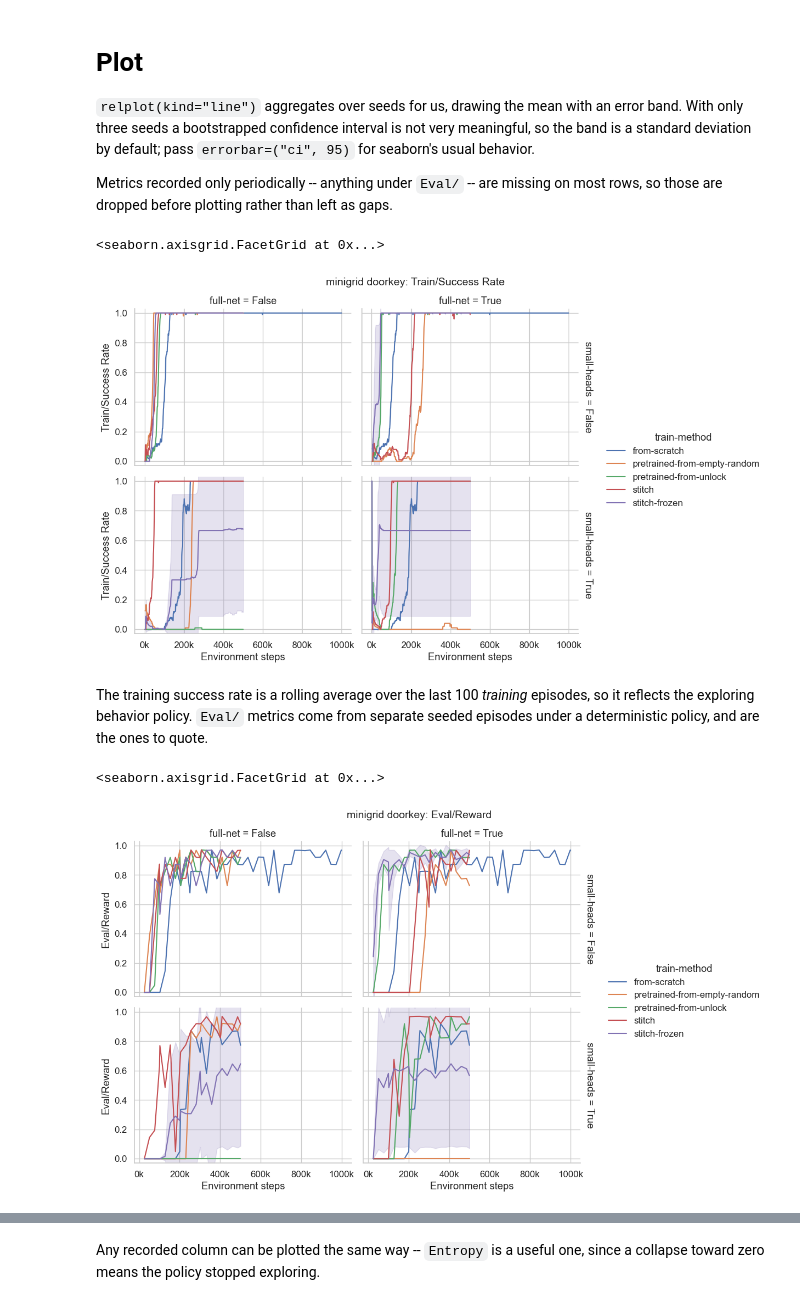
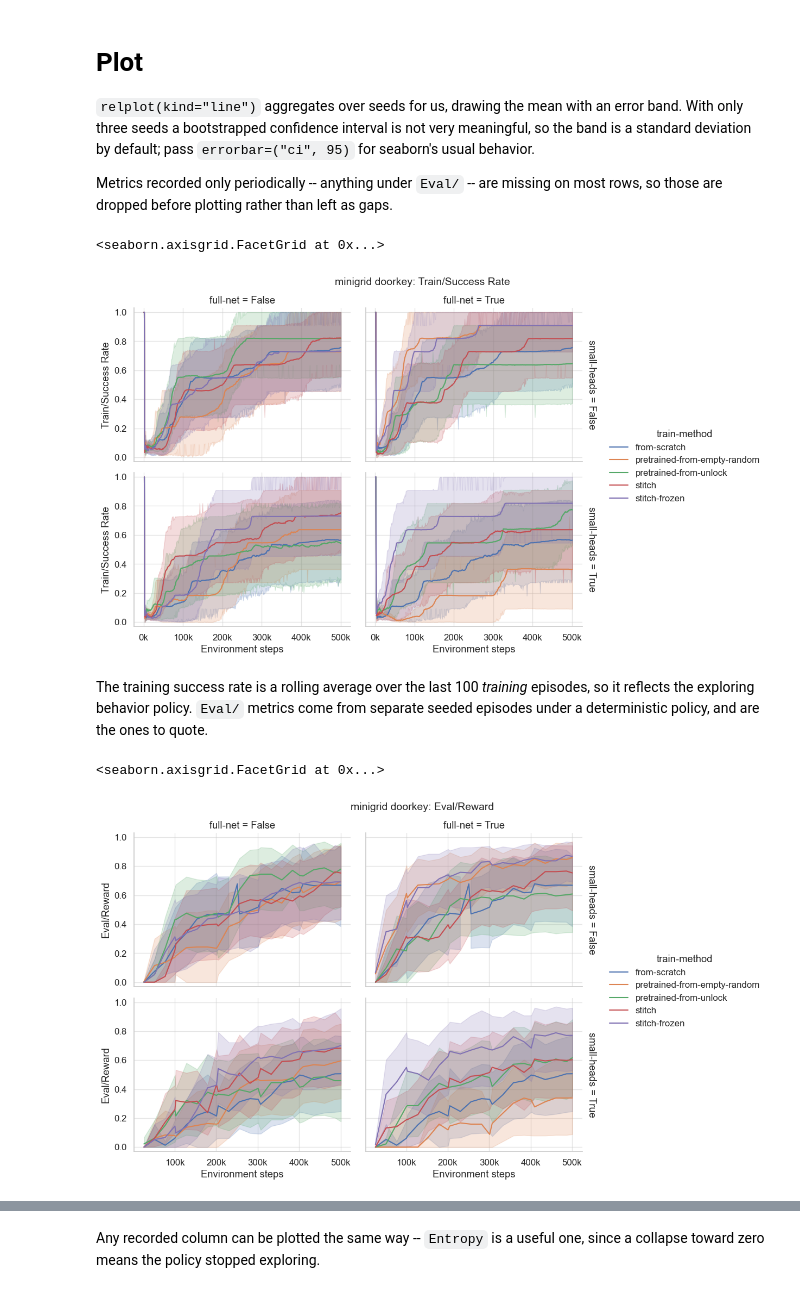
Before and after one commit to uvm-neurobotics-lab/stitching, a Jupyter notebook: src/minigrid.ipynb, the cells around one changed output, grey strips where cells are left out. Drawn from its saved outputs; the diff is of its cells as text; code cells hidden in the pictures.

Commit message:
Update notebook for new data; limit plotting range.

```diff
--- a/src/minigrid.ipynb
+++ b/src/minigrid.ipynb
@@ -152,9 +154,15 @@ them, and `ent-0.0` is a separate entropy ablation rather than a training method
 # %%
 BENCHMARK, TASK = "minigrid", "doorkey"
 
+# Task focus
 runs = df[(df["benchmark"] == BENCHMARK) & (df["task"] == TASK)]
-runs = runs[~runs["with-norms"]]   # Not analyzing these yet.
-runs = runs[runs["ent"] == 0.01]   # The tuned value; ent-0.0 is an ablation, not a training method.
+# Filter non-optimal runs.
+runs = runs[~runs["with-norms"]]
+runs = runs[runs["ent"] == 0.01]
+# Find the run w/ the lowest final step value.
+max_step_per_run = runs.reset_index("Step").groupby(level="location").agg({"Step": "max"})
+smallest_max = max_step_per_run.min().item()
+runs = runs.loc[runs.index.get_level_values("Step") <= smallest_max]
 
 print(f"{runs.index.get_level_values('location').nunique()} runs, "
       f"{runs.index.get_level_values('seed').nunique()} distinct seeds")
@@ -242,28 +250,28 @@ Metrics recorded only periodically -- anything under `Eval/` -- are missing on m
 before plotting rather than left as gaps.
 # %%
 def plot_metric(df, y="Train/Success Rate", hue="train-method", row="small-heads", col="full-net",
-                errorbar="sd", height=3.5, aspect=1.4, ylim=None, **kwargs):
+                errorbar=("ci", 95), height=3.5, aspect=1.4, ylim=None, **kwargs):
     """ Plot one metric over the course of training, faceted by how the model was built. """
     data = df.dropna(subset=[y]).reset_index()
     grid = sns.relplot(data=data, x="Step", y=y, hue=hue, row=row, col=col, kind="line", errorbar=errorbar,
                        height=height, aspect=aspect, facet_kws={"margin_titles": True}, **kwargs)
     if ylim is None and 0 <= data[y].min() and data[y].max() <= 1:
         # A rate or a normalized return. Keep the error band from spilling into values the metric cannot take.
         ylim = (-0.03, 1.03)
     if ylim is not None:
         grid.set(ylim=ylim)
     grid.set_titles(row_template="{row_var} = {row_name}", col_template="{col_var} = {col_name}")
     grid.figure.suptitle(f"{BENCHMARK} {TASK}: {y}", y=1.02, fontsize=14)
     for ax in grid.axes.flat:
         ax.xaxis.set_major_formatter(lambda v, _: f"{v / 1000:g}k")
     grid.set_xlabels("Environment steps")
     return grid
 
 
 plot_metric(plot_df, "Train/Success Rate")
 # %% [output]
 <seaborn.axisgrid.FacetGrid at 0x...>
-[figure, old version]
+[figure, new version]
 # %% [markdown]
 The training success rate is a rolling average over the last 100 *training* episodes, so it reflects the
 exploring behavior policy. `Eval/` metrics come from separate seeded episodes under a deterministic policy, and
@@ -272,7 +280,7 @@ are the ones to quote.
 plot_metric(plot_df, "Eval/Reward")
 # %% [output]
 <seaborn.axisgrid.FacetGrid at 0x...>
-[figure, old version]
+[figure, new version]
 # %%
 plot_metric(plot_df, "Eval/Success Rate")
 # %% [output]
```
Also changed, not shown: parts of 8 cells of this notebook.
